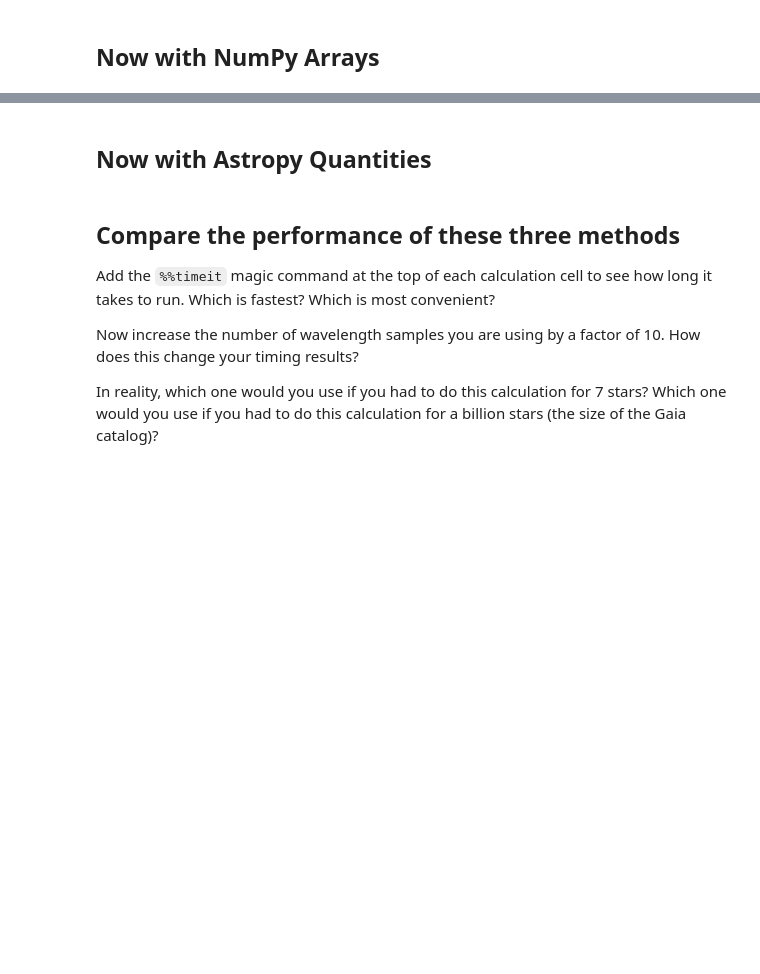
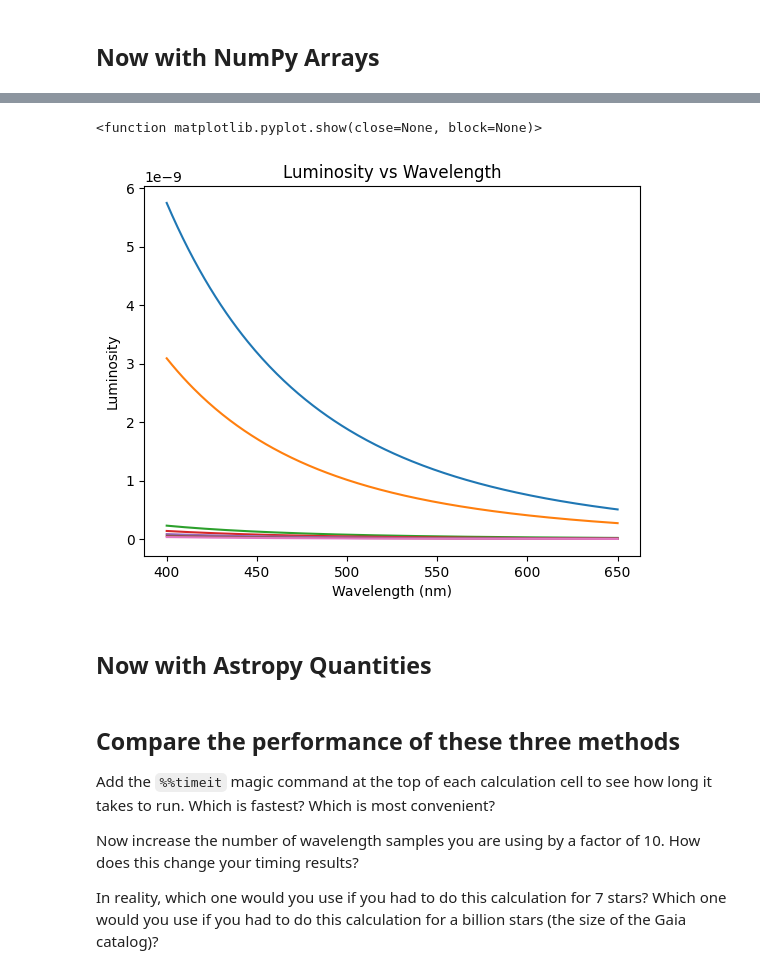
Before and after one commit to ASTR154/scientific-programming, a Jupyter notebook: scientific-programming.ipynb, the cells around one changed output, grey strips where cells are left out. Cells and saved outputs as stored; diff of their text form; code cells hidden in the pictures; blank space fills up the shorter version.

```diff
--- a/scientific-programming.ipynb
+++ b/scientific-programming.ipynb
@@ -68,8 +101,29 @@ plt.show
 # %%
 import numpy as np
 # %%
-wavelengths =  # complete with numpy array
-temperatures =  # complete with numpy array
-radii =  # complete with numpy array
+wavelengths = np.arange(400,651) # complete with numpy array
+temperatures = np.array([30000., 9700., 7200., 5700., 4900., 3400., 2100.]) # complete with numpy array
+radii = np.array([ 9.,6.6, 1.8, 1.4, 1.1, .9, .7]) # complete with numpy array
 # %%
-# do the calculation
+%%timeit
+def luminosity_v(wavelengths, T, R):
+    wavelengths = np.array(wavelengths)
+    L1 = (8 * np.pi * H_PLANCK * C_LIGHT**2) * ((R*R_SUN)**2)
+    L2 = wavelengths**5
+    L3 = np.exp(( H_PLANCK * C_LIGHT) / (wavelengths * K_BOLTZMANN * T)) - 1
+    return L1 / (L2 + L3)
+
+star_params = {
+    'lO': (30000, 9),
+    'lB': (9700, 6.6),
+    'lA': (7200, 1.8),
+    'lF': (5700, 1.4),
+    'lG': (4900, 1.1),
+    'lK': (3400, 0.9),
+    'lM': (2100, 0.7),
+}
+
+luminosities = {}
+
+for star_type, (T, R) in star_params.items():
+    luminosities[star_type] = luminosity_vectorized(wavelengths, T, R)
@@ -76,5 +132,18 @@ radii =  # complete with numpy array
 # %%
-# plot the results
+plt.plot(wavelengths, luminosities['lO'])
+plt.plot(wavelengths, luminosities['lB'])
+plt.plot(wavelengths, luminosities['lA'])
+plt.plot(wavelengths, luminosities['lF'])
+plt.plot(wavelengths, luminosities['lG'])
+plt.plot(wavelengths, luminosities['lK'])
+plt.plot(wavelengths, luminosities['lM'])
+plt.title("Luminosity vs Wavelength")
+plt.ylabel("Luminosity")
+plt.xlabel("Wavelength (nm)")
+plt.show# plot the results
+# %% [output]
+<function matplotlib.pyplot.show(close=None, block=None)>
+[figure, added]
 # %% [markdown]
 ## Now with Astropy Quantities
 # %%
```
Also changed, not shown: parts of 6 cells of this notebook.
